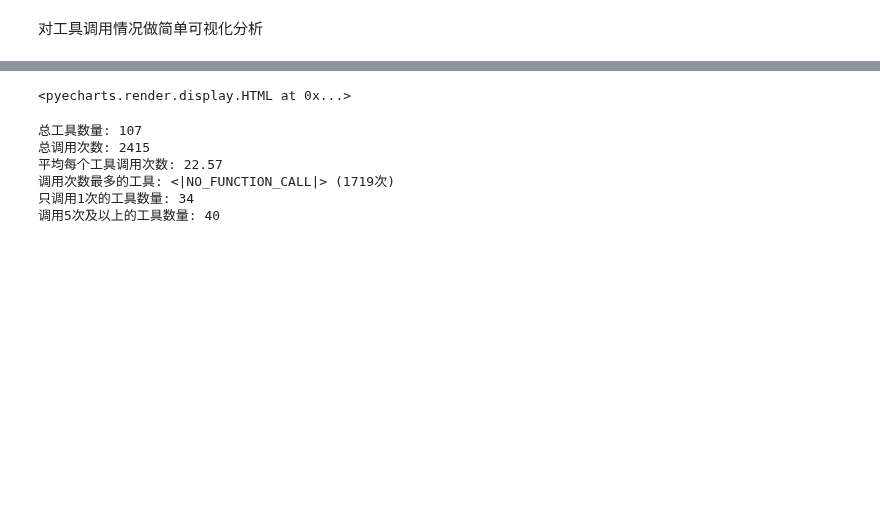
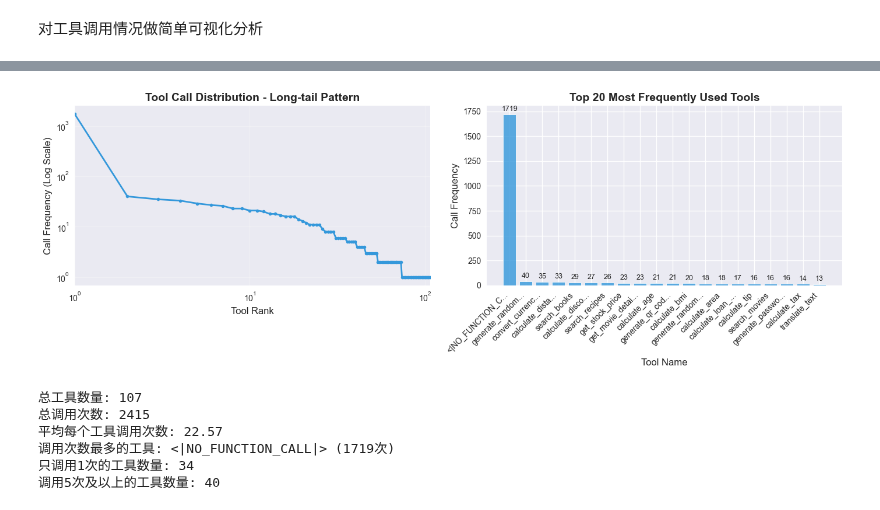
Before and after one commit to PaddlePaddle/ERNIE, a Jupyter notebook: cookbook/notebook/sft_tutorial_zh.ipynb, the cells around one changed output, grey strips where cells are left out. Saved outputs shown, nothing was run; the diff lists cells and outputs as text; code cells hidden in the pictures; blank space fills up the shorter version.

```diff
--- a/cookbook/notebook/sft_tutorial_zh.ipynb
+++ b/cookbook/notebook/sft_tutorial_zh.ipynb
@@ -283,36 +242,48 @@ line_chart.render_notebook()
-# %%
-# 创建前20个工具的柱状图
-top_20_tools = tools[:20]
-top_20_counts = counts[:20]
-
-bar_chart = (
-    Bar(init_opts=opts.InitOpts(theme=ThemeType.LIGHT, width="800px", height="400px"))
-    .add_xaxis([tool[:15] + "..." if len(tool) > 15 else tool for tool in top_20_tools])
-    .add_yaxis(
-        "调用次数",
-        top_20_counts,
-        itemstyle_opts=opts.ItemStyleOpts(
-            color="#3498db",
-            border_color="#3498db",
-            border_width=1,
-        ),
-        label_opts=opts.LabelOpts(is_show=True, position="top"),
-    )
-    .set_global_opts(
-        title_opts=opts.TitleOpts(title="前20个最常用工具"),
-        xaxis_opts=opts.AxisOpts(
-            name="工具名称",
-            axislabel_opts=opts.LabelOpts(rotate=45),
-        ),
-        yaxis_opts=opts.AxisOpts(name="调用次数"),
-        tooltip_opts=opts.TooltipOpts(trigger="axis", axis_pointer_type="shadow", formatter="{b}: {c}次"),
-    )
-)
-
-# 显示柱状图
-bar_chart.render_notebook()
-# %% [output]
-<pyecharts.render.display.HTML at 0x...>
+# %%
+# 设置样式和图形
+plt.style.use('seaborn-v0_8')
+sns.set_palette("husl")
+
+# 准备数据
+tools = list(func_cnt.keys())
+counts = list(func_cnt.values())
+
+# 创建并排的子图
+fig, (ax1, ax2) = plt.subplots(1, 2, figsize=(14, 5))
+
+# 左图：长尾分布（对数刻度）
+ax1.loglog(range(1, len(counts) + 1), counts, 'o-', linewidth=2, markersize=4, color='#3498db')
+ax1.set_xlabel('Tool Rank', fontsize=12)
+ax1.set_ylabel('Call Frequency (Log Scale)', fontsize=12)
+ax1.set_title('Tool Call Distribution - Long-tail Pattern', fontsize=14, fontweight='bold')
+ax1.grid(True, alpha=0.3)
+ax1.set_xlim(1, len(counts))
+
+# 右图：前20个工具的柱状图
+top_20_tools = tools[:20]
+top_20_counts = counts[:20]
+
+# 截断工具名称以便更好显示
+display_tools = [tool[:15] + "..." if len(tool) > 15 else tool for tool in top_20_tools]
+
+bars = ax2.bar(range(len(top_20_tools)), top_20_counts, color='#3498db', alpha=0.8, edgecolor='white', linewidth=0.7)
+ax2.set_xlabel('Tool Name', fontsize=12)
+ax2.set_ylabel('Call Frequency', fontsize=12)
+ax2.set_title('Top 20 Most Frequently Used Tools', fontsize=14, fontweight='bold')
+ax2.set_xticks(range(len(top_20_tools)))
+ax2.set_xticklabels(display_tools, rotation=45, ha='right')
+
+# 在柱状图上添加数值标签
+for i, bar in enumerate(bars):
+    height = bar.get_height()
+    ax2.text(bar.get_x() + bar.get_width()/2., height + max(top_20_counts)*0.01,
+             f'{int(height)}', ha='center', va='bottom', fontsize=9)
+
+# 调整布局
+plt.tight_layout()
+plt.show()
+# %% [output]
+[figure, added]
 # %%
 # 打印统计信息
 total_tools = len(func_cnt)
```
Also changed, not shown: parts of 6 cells of this notebook, 3 other files.
